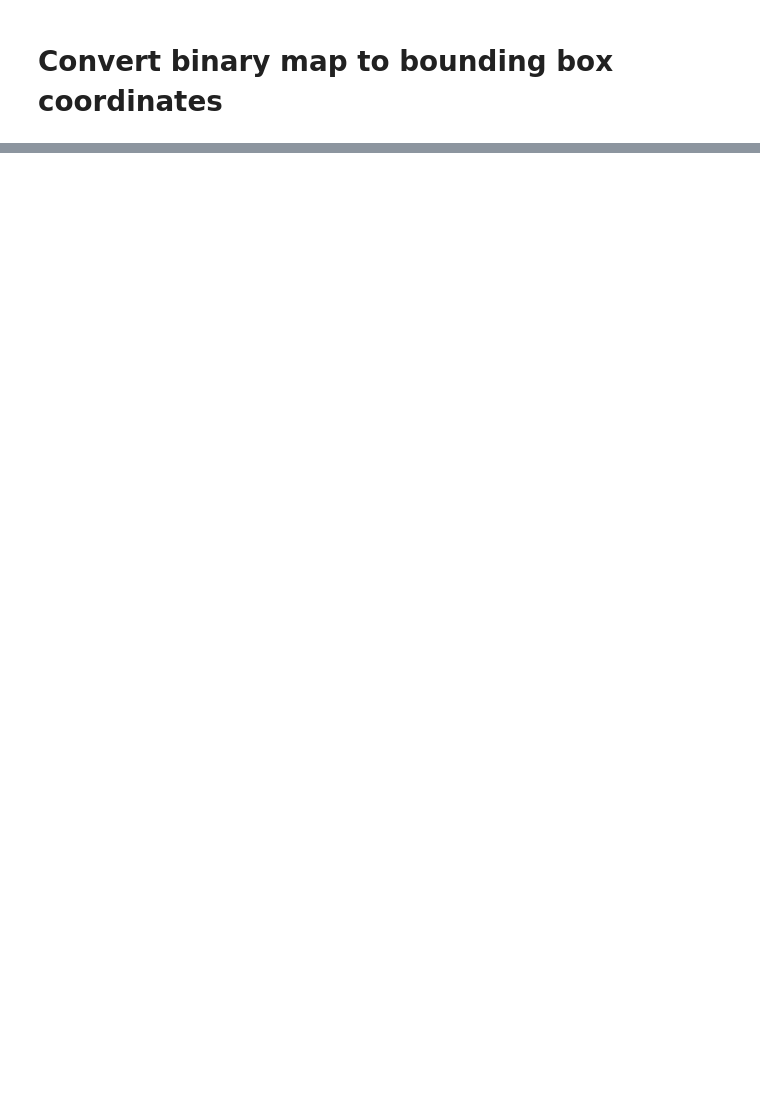
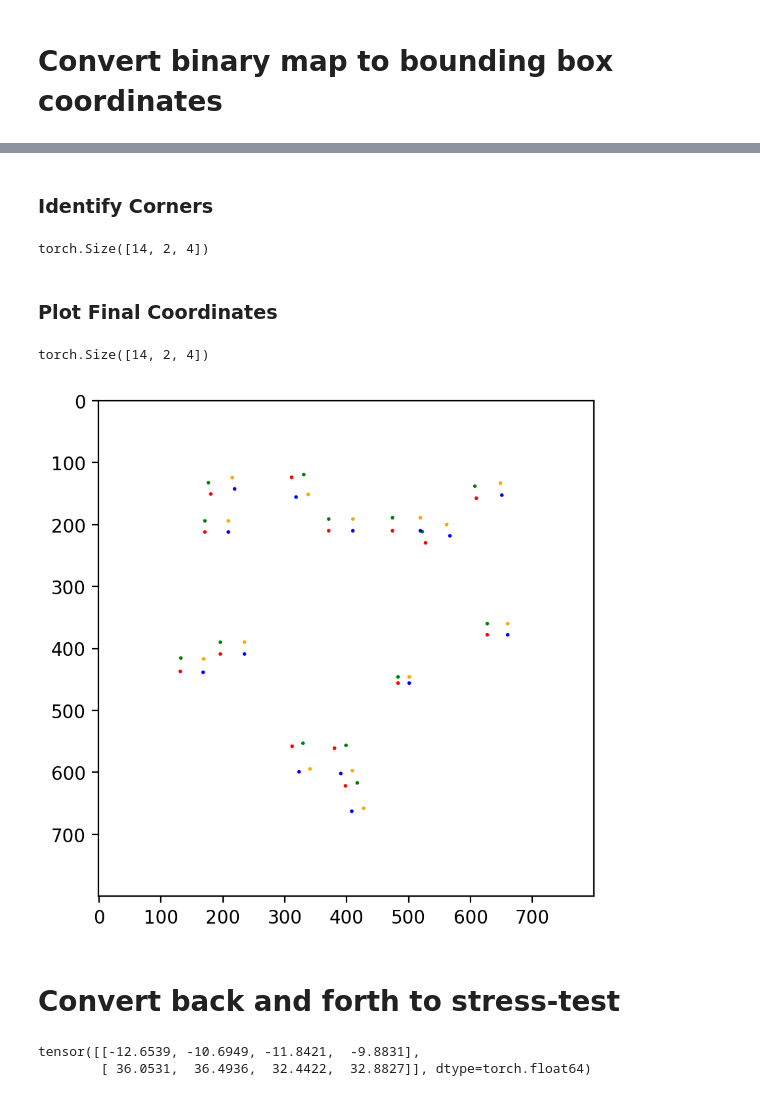
Before and after one commit to wqu1995/DL_Project, a Jupyter notebook: boxes/bounding_boxes.ipynb, the cells around one changed output, grey strips where cells are left out. Cells and saved outputs as stored; diff of their text form; code cells hidden in the pictures; blank space fills up the shorter version.

```diff
--- a/boxes/bounding_boxes.ipynb
+++ b/boxes/bounding_boxes.ipynb
@@ -168,0 +151,49 @@ output_coords.shape
+# %% [markdown]
+### Identify Corners
+# %%
+coords_list = []
+for c in contours:
+    rect = cv2.minAreaRect(c)
+    boxPoints = cv2.boxPoints(rect)
+    if np.linalg.norm(boxPoints[0] - boxPoints[1]) < np.linalg.norm(boxPoints[0] - boxPoints[3]):
+        coord_indices = (0, 1, 3, 2)
+    else:
+        coord_indices = (1, 2, 0, 3)
+    fl_idx, fr_idx, bl_idx, br_idx = coord_indices
+    boxPoints = np.array([boxPoints[fl_idx], boxPoints[fr_idx], boxPoints[bl_idx], boxPoints[br_idx]])
+    corners = torch.tensor(boxPoints).T
+    corners[0] = (corners[0] - 400) / 10
+    corners[1] = - (corners[1] - 400) / 10
+    coords_list.append(corners)
+
+coords_output = torch.stack(coords_list)
+coords_output.shape
+# %% [output]
+torch.Size([14, 2, 4])
+# %% [markdown]
+### Plot Final Coordinates
+# %%
+# Test batch_binary_tensor_to_coordinates
+batch_coords_output = batch_binary_tensor_to_coordinates(output_tensors_stacked)
+batch_coords_output[0].shape
+# %% [output]
+torch.Size([14, 2, 4])
+# %%
+blank = torch.zeros((800,800)) > 0
+# blank = road_image[0] != True
+
+# # Intermediate contours from above; optional
+# for contour in contours:
+#     for point in contour.squeeze():
+#         blank[point[1].item()][point[0].item()] = True
+
+fig, ax = plt.subplots()
+ax.imshow(blank, cmap='binary');
+for coords in batch_coords_output[0]:
+    coords[0] = (coords[0] * 10) + 400
+    coords[1] = - (coords[1] * 10) + 400
+    plt.scatter(coords[0], coords[1], color=['red', 'green', 'blue', 'orange'], s=1)
+# %% [output]
+[figure, added]
+# %% [markdown]
+# Convert back and forth to stress-test
@@ -169,2 +202,5 @@ output_coords.shape
 # %%
-boxes[0].shape
+boxes[0][0]
+# %% [output]
+tensor([[-12.6539, -10.6949, -11.8421,  -9.8831],
+        [ 36.0531,  36.4936,  32.4422,  32.8827]], dtype=torch.float64)
```
Also changed, not shown: parts of 26 cells of this notebook, 1 other file.
